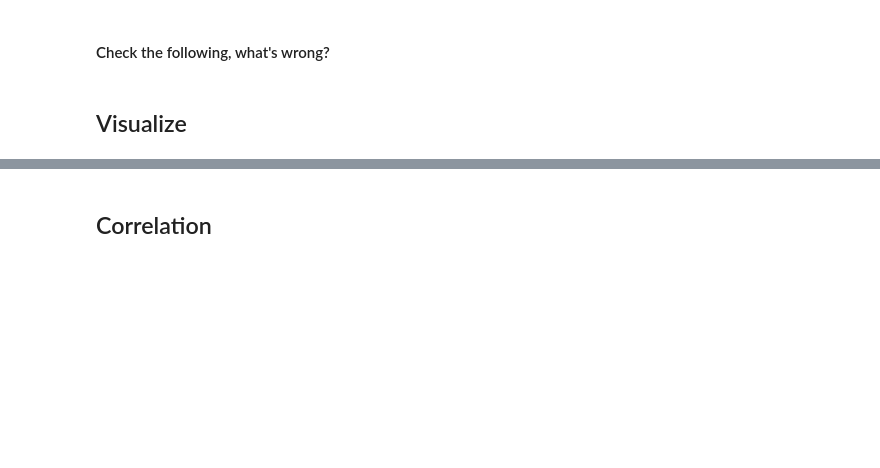
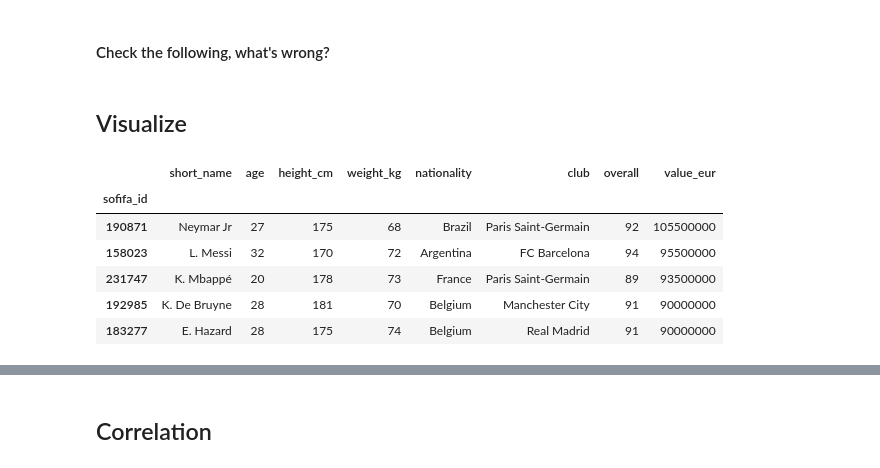
Before and after one commit to afflint/mastercobra, a Jupyter notebook: exploration.ipynb, the cells around one changed output, grey strips where cells are left out. Cells and saved outputs as stored; diff of their text form; code cells hidden in the pictures; blank space fills up the shorter version.

```diff
--- a/exploration.ipynb
+++ b/exploration.ipynb
@@ -177 +197,11 @@ X = S.sort_values(by='value_eur', ascending=True)
+# %%
+X.head()
+# %% [output]
+|  | short_name | age | height_cm | weight_kg | nationality | club | overall | value_eur |
+| sofifa_id |  |  |  |  |  |  |  |  |
+| 190871 | Neymar Jr | 27 | 175 | 68 | Brazil | Paris Saint-Germain | 92 | 105500000 |
+| 158023 | L. Messi | 32 | 170 | 72 | Argentina | FC Barcelona | 94 | 95500000 |
+| 231747 | K. Mbappé | 20 | 178 | 73 | France | Paris Saint-Germain | 89 | 93500000 |
+| 192985 | K. De Bruyne | 28 | 181 | 70 | Belgium | Manchester City | 91 | 90000000 |
+| 183277 | E. Hazard | 28 | 175 | 74 | Belgium | Real Madrid | 91 | 90000000 |
 # %%
```
Also changed, not shown: parts of 17 cells of this notebook, 2 other files.
